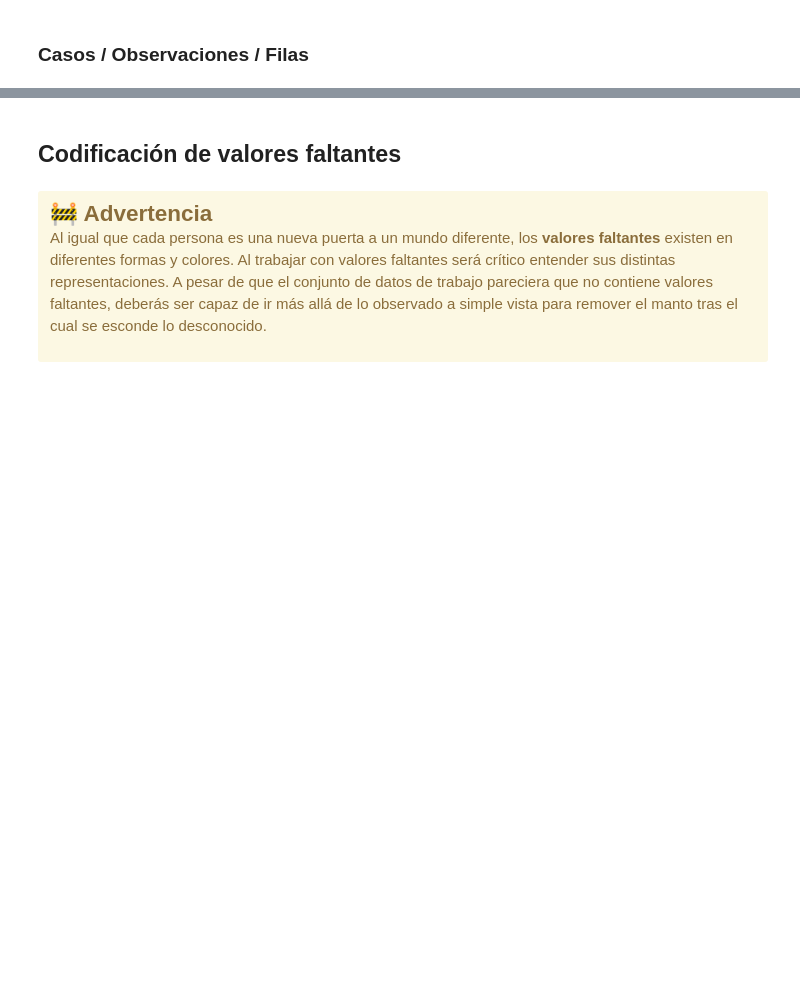
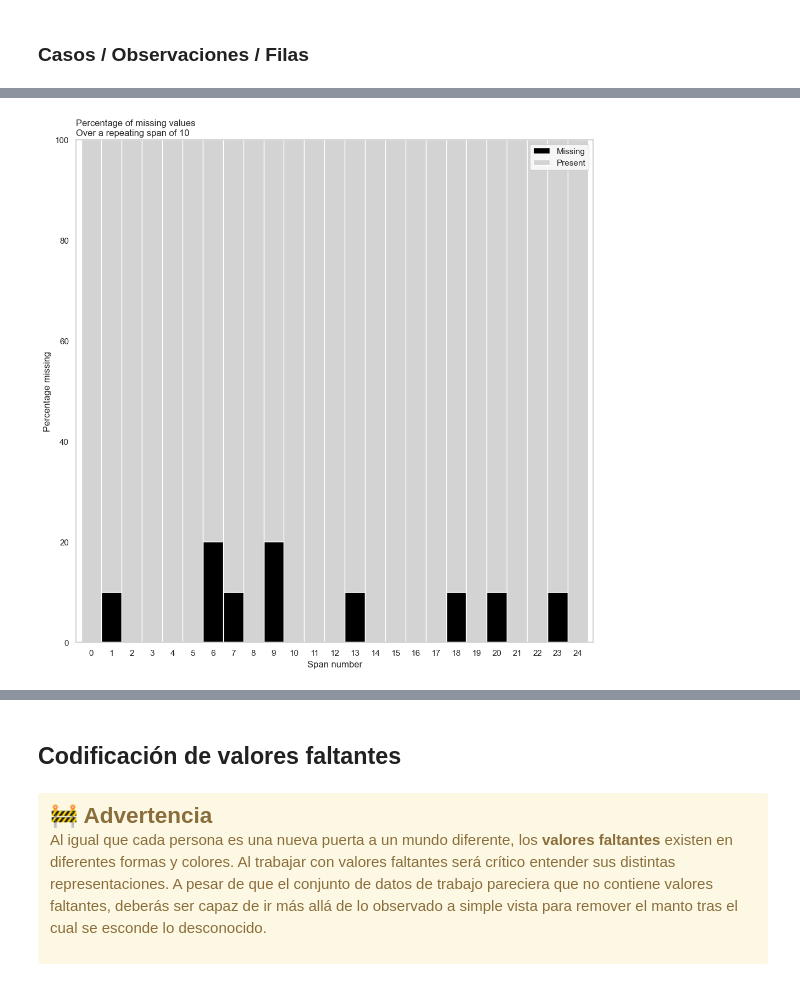
Before and after one commit to refresko1/Formacion, a Jupyter notebook: Manejo de datos Faltantes/live-exploration-missing-values.ipynb, the cells around one changed output, grey strips where cells are left out. Drawn from its saved outputs; the diff is of its cells as text; code cells hidden in the pictures; blank space fills up the shorter version.

```diff
--- a/Manejo de datos Faltantes/live-exploration-missing-values.ipynb
+++ b/Manejo de datos Faltantes/live-exploration-missing-values.ipynb
@@ -419,0 +440,13 @@ riskfactors_df.missing.missing_case_table()
+# %%
+(
+    riskfactors_df
+    .missing
+    .missing_variable_span_plot(
+        variable="weight_lbs",
+        span_every=10,
+        rot = 0
+
+    )
+    )
+# %% [output]
+[figure, added]
```
Also changed, not shown: parts of 52 cells of this notebook, 1 other file.
